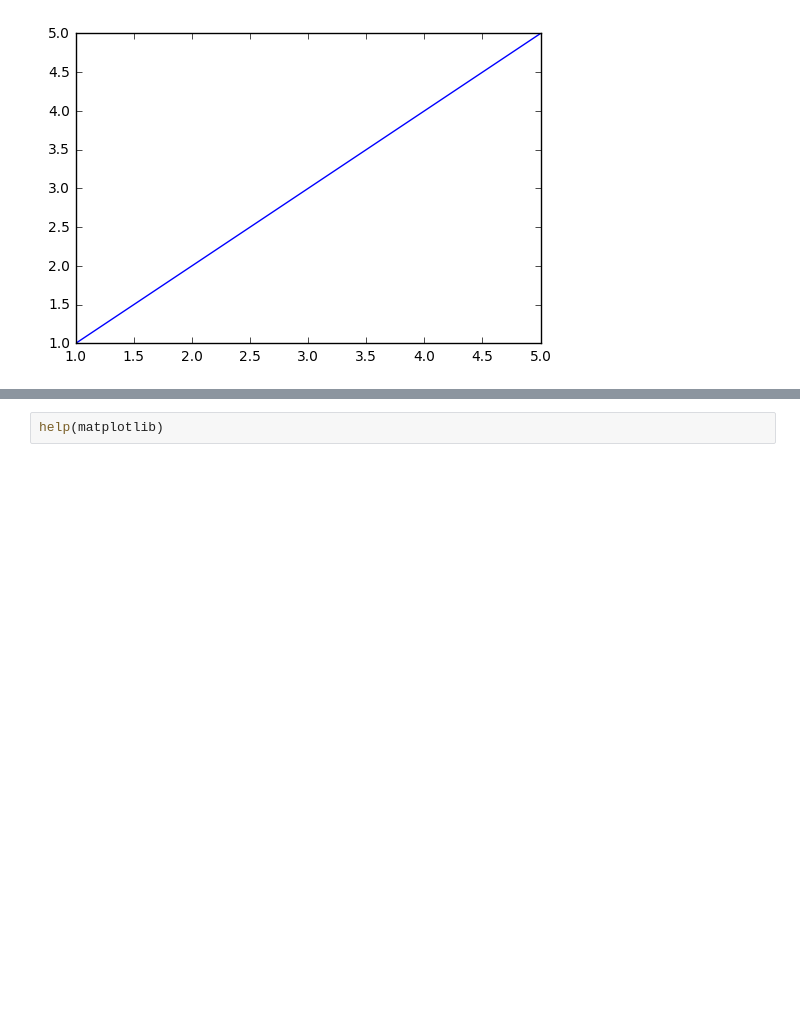
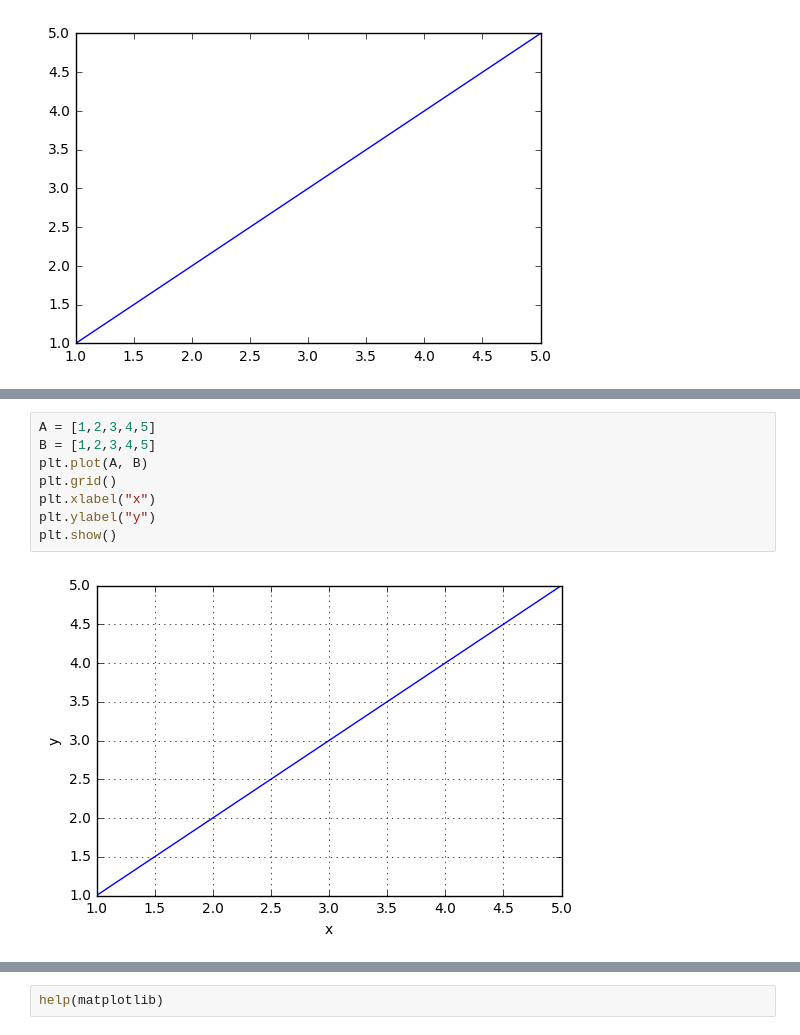
Before and after one commit to JasperChaoYu/Python_Introduction, a Jupyter notebook: Packages/Packages - Matplotlib.ipynb, the cells around one changed output, grey strips where cells are left out. Saved outputs shown, nothing was run; the diff lists cells and outputs as text; blank space fills up the shorter version.

```diff
--- a/Packages/Packages - Matplotlib.ipynb
+++ b/Packages/Packages - Matplotlib.ipynb
@@ -26,0 +33,10 @@ matplotlib.
+# %%
+A = [1,2,3,4,5]
+B = [1,2,3,4,5]
+plt.plot(A, B)
+plt.grid()
+plt.xlabel("x")
+plt.ylabel("y")
+plt.show()
+# %% [output]
+[figure, added]
```
Also changed, not shown: parts of 27 cells of this notebook.
